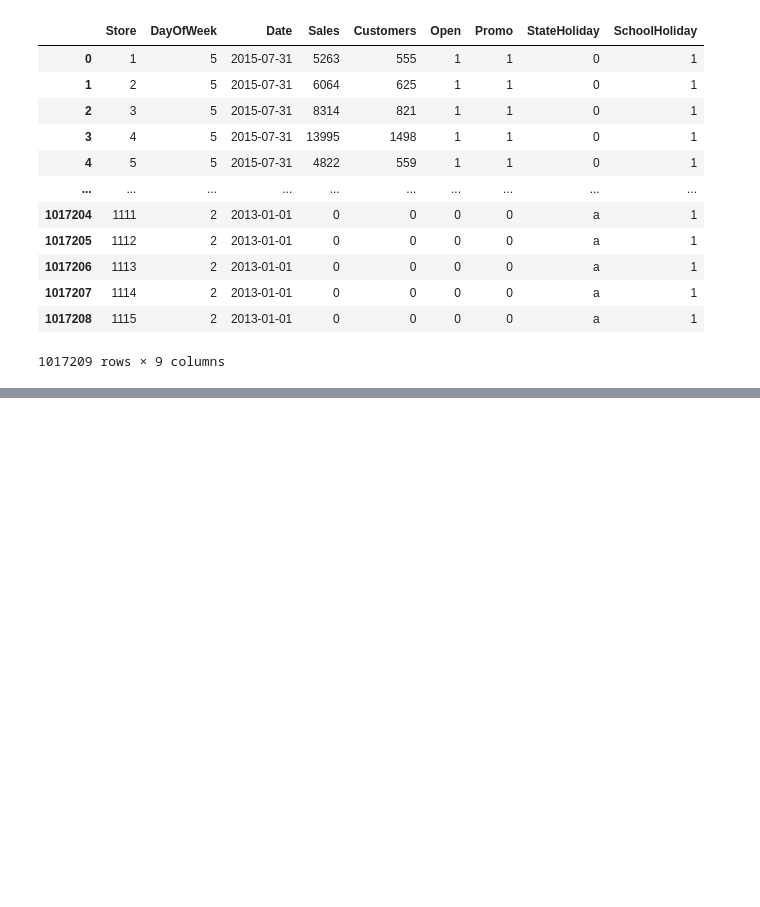
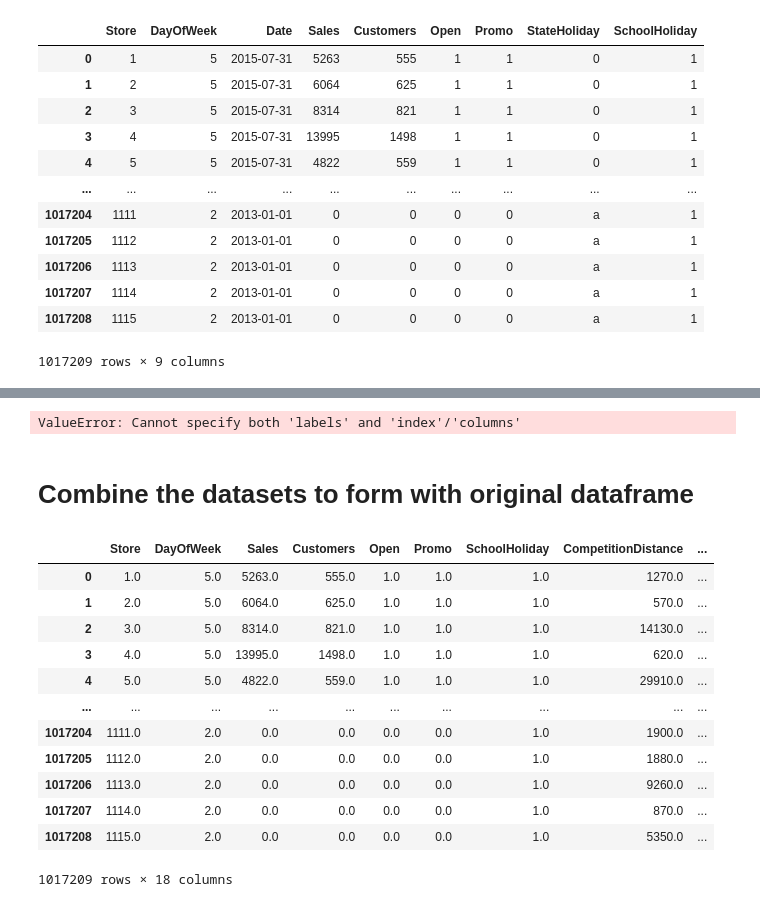
Before and after one commit to mbhoge/ml-model-excercises, a Jupyter notebook: Assignment Supervised Unsupervised Learning/store_sales_regression_model.ipynb, the cells around one changed output, grey strips where cells are left out. Drawn from its saved outputs; the diff is of its cells as text; code cells hidden in the pictures; blank space fills up the shorter version.

```diff
--- a/Assignment Supervised Unsupervised Learning/store_sales_regression_model.ipynb
+++ b/Assignment Supervised Unsupervised Learning/store_sales_regression_model.ipynb
@@ -22,0 +209,4 @@ sales_data
+# %%
+Y = imputer.transform(df_categorical_features)
+# %%
+df_categorical_features_trnsfrm = pd.DataFrame(Y, columns = df_categorical_features.columns, index=df_categorical_features.index)
@@ -22,0 +228,8 @@ sales_data
+# %%
+from operator import attrgetter
+dt_attrs = ['year','month','day']
+df_categorical_features_trnsfrm['Date'] = pd.to_datetime(df_categorical_features_trnsfrm['Date'])
+# extract attributes
+attributes = df_categorical_features_trnsfrm['Date'].apply(attrgetter(*dt_attrs))
+df_categorical_features_trnsfrm[dt_attrs] = pd.DataFrame(attributes.values.tolist())
+df_categorical_features_trnsfrm = df_categorical_features_trnsfrm.drop('Date', axis=1)
@@ -22,0 +242,24 @@ sales_data
+# %%
+df_categorical_features_trnsfrm.drop(['StateHoliday','StoreType','Assortment','PromoInterval'],index=1)
+# %% [output]
+ValueError: Cannot specify both 'labels' and 'index'/'columns'
+# %% [markdown]
+# Combine the datasets to form with original dataframe
+# %%
+final_sales_store_df = pd.concat([df_numerical_features_trnsfrm, df_categorical_features_trnsfrm], axis=1, join='inner')
+# %%
+final_sales_store_df
+# %% [output]
+|  | Store | DayOfWeek | Sales | Customers | Open | Promo | SchoolHoliday | CompetitionDistance | ... |
+| 0 | 1.0 | 5.0 | 5263.0 | 555.0 | 1.0 | 1.0 | 1.0 | 1270.0 | ... |
+| 1 | 2.0 | 5.0 | 6064.0 | 625.0 | 1.0 | 1.0 | 1.0 | 570.0 | ... |
+| 2 | 3.0 | 5.0 | 8314.0 | 821.0 | 1.0 | 1.0 | 1.0 | 14130.0 | ... |
+| 3 | 4.0 | 5.0 | 13995.0 | 1498.0 | 1.0 | 1.0 | 1.0 | 620.0 | ... |
+| 4 | 5.0 | 5.0 | 4822.0 | 559.0 | 1.0 | 1.0 | 1.0 | 29910.0 | ... |
+| ... | ... | ... | ... | ... | ... | ... | ... | ... | ... |
+| 1017204 | 1111.0 | 2.0 | 0.0 | 0.0 | 0.0 | 0.0 | 1.0 | 1900.0 | ... |
+| 1017205 | 1112.0 | 2.0 | 0.0 | 0.0 | 0.0 | 0.0 | 1.0 | 1880.0 | ... |
+| 1017206 | 1113.0 | 2.0 | 0.0 | 0.0 | 0.0 | 0.0 | 1.0 | 9260.0 | ... |
+| 1017207 | 1114.0 | 2.0 | 0.0 | 0.0 | 0.0 | 0.0 | 1.0 | 870.0 | ... |
+| 1017208 | 1115.0 | 2.0 | 0.0 | 0.0 | 0.0 | 0.0 | 1.0 | 5350.0 | ... |
+1017209 rows × 18 columns
```
Also changed, not shown: parts of 29 cells of this notebook.
